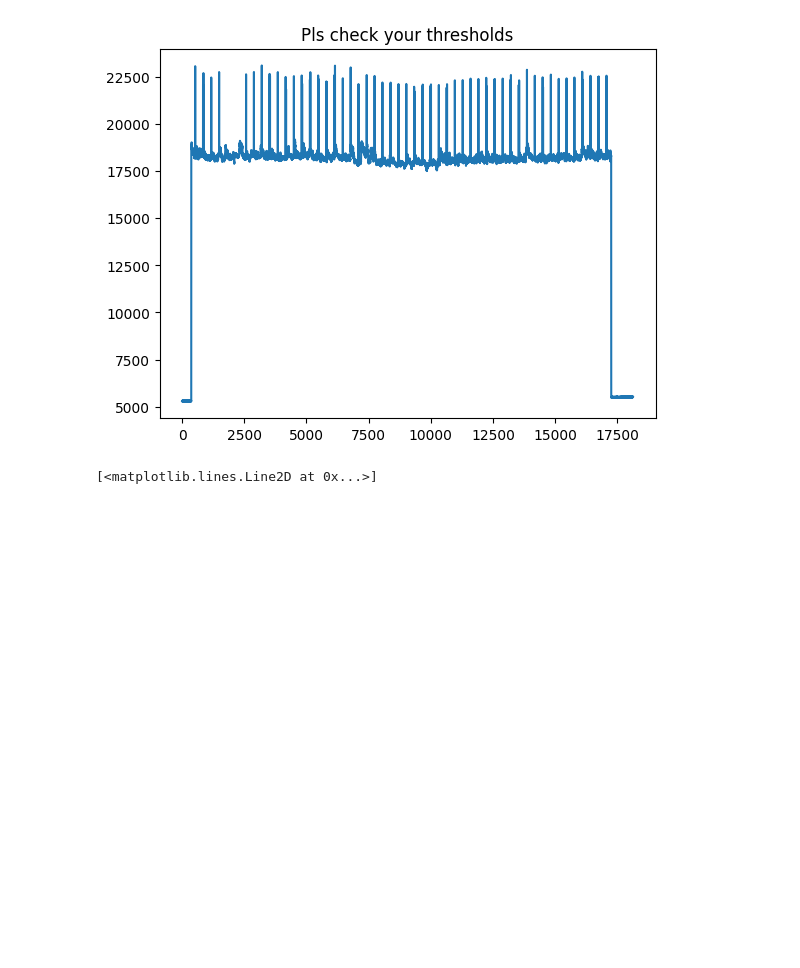
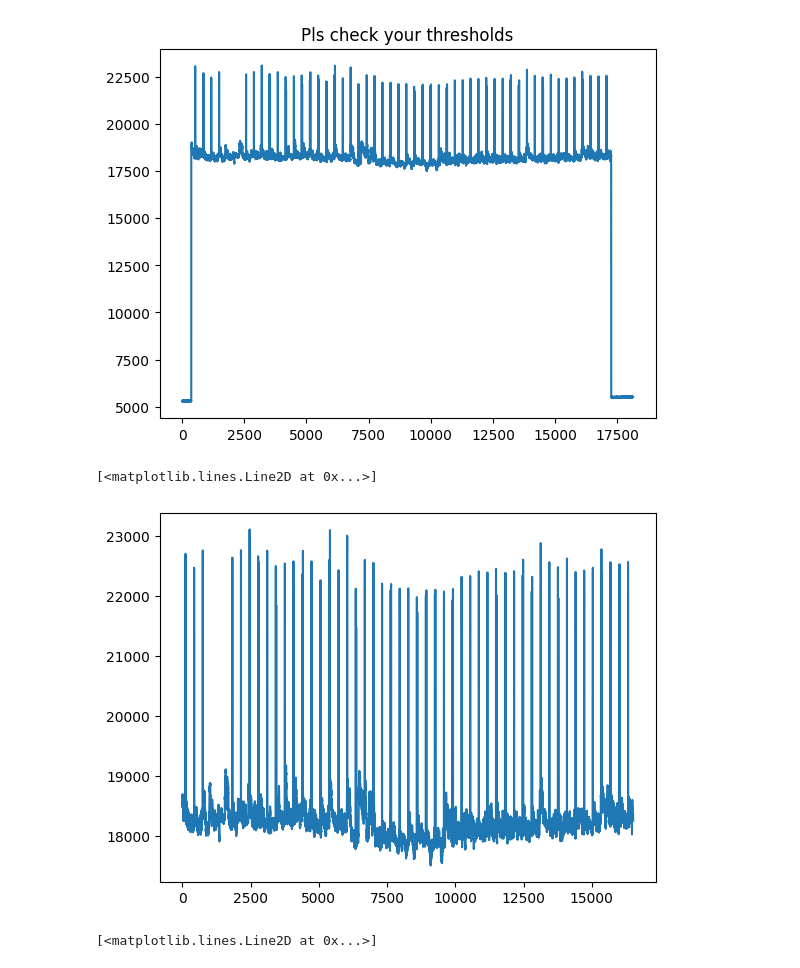
Before and after one commit to ktrap06/corticalanalysis, a Jupyter notebook: preprocessing.ipynb, the cells around one changed output. Saved outputs shown, nothing was run; the diff lists cells and outputs as text; code cells hidden in the pictures; blank space fills up the shorter version.

Commit message:
mean timecourse plotting

```diff
--- a/preprocessing.ipynb
+++ b/preprocessing.ipynb
@@ -63,6 +45,11 @@ end_index = brain_indices[-1]
 # %%
 frames = frames[start_index:end_index, :, :]
 mean_timecourse = mean_timecourse[start_index:end_index]
+# %%
+plt.plot(mean_timecourse)
+# %% [output]
+[<matplotlib.lines.Line2D at 0x...>]
+[figure, added]
 # %%
 T_mean = mean_timecourse.mean()
 std = mean_timecourse.std()
```
Also changed, not shown: parts of 1 cell of this notebook, 4 other files.
